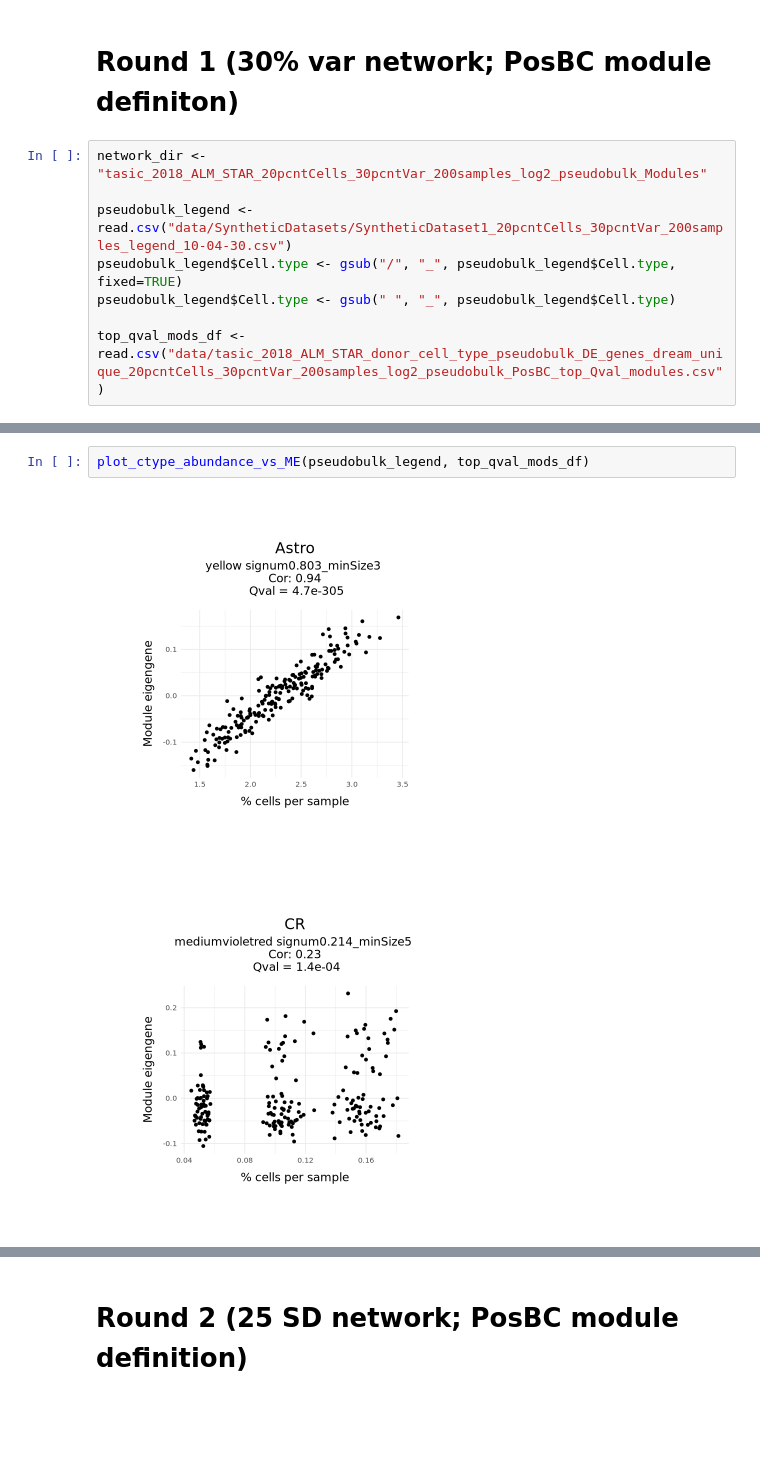
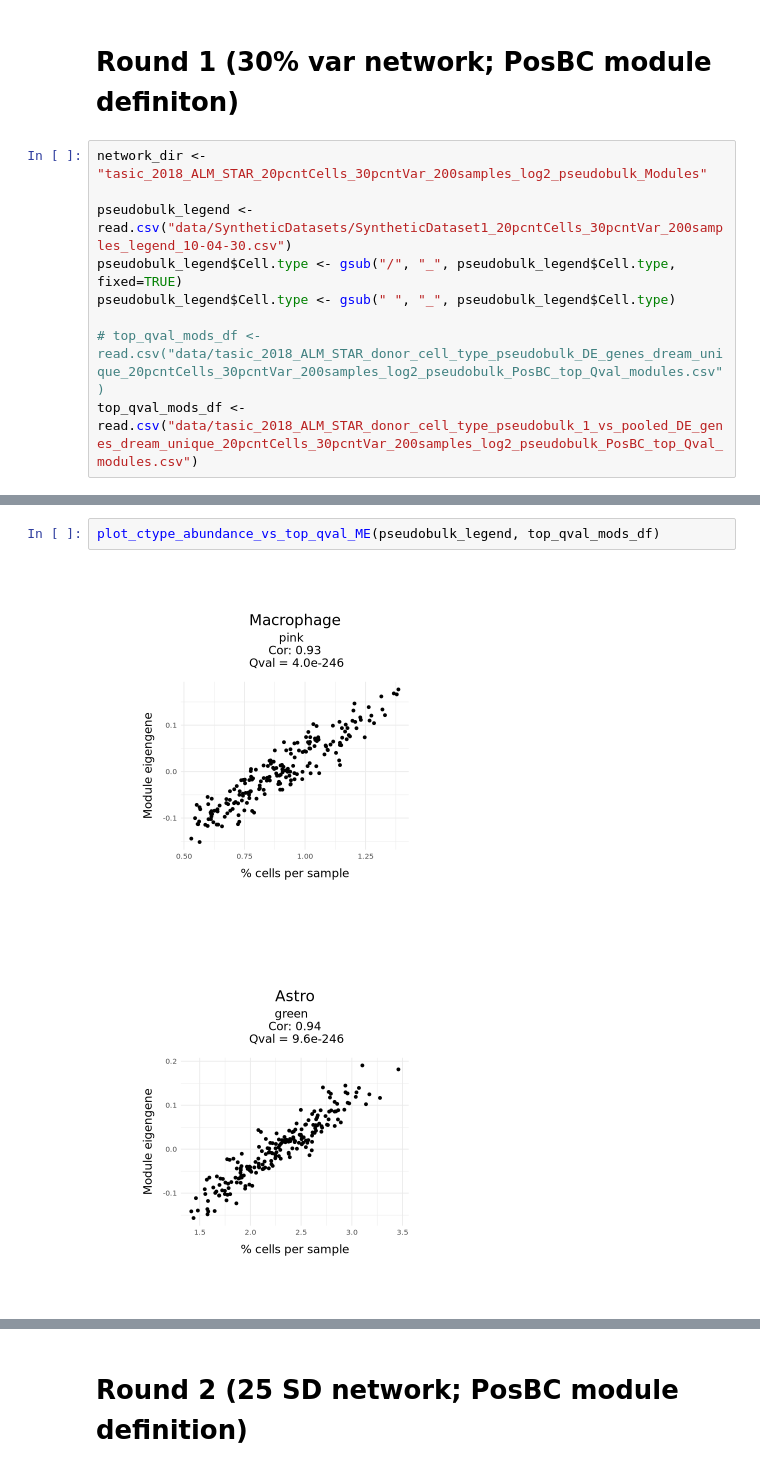
Before and after one commit to reliscu/pseudobulk_splicing_tasic_2018_mouse_ALM, a Jupyter notebook: 08_plot_modules_vs_eigengenes copy.ipynb, the cells around one changed output, grey strips where cells are left out. Cells and saved outputs as stored; diff of their text form; blank space fills up the shorter version.

```diff
--- a/08_plot_modules_vs_eigengenes copy.ipynb
+++ b/08_plot_modules_vs_eigengenes copy.ipynb
@@ -47,7 +46,8 @@ pseudobulk_legend <- read.csv("data/SyntheticDatasets/SyntheticDataset1_20pcntCe
 pseudobulk_legend$Cell.type <- gsub("/", "_", pseudobulk_legend$Cell.type, fixed=TRUE)
 pseudobulk_legend$Cell.type <- gsub(" ", "_", pseudobulk_legend$Cell.type)
 
-top_qval_mods_df <- read.csv("data/tasic_2018_ALM_STAR_donor_cell_type_pseudobulk_DE_genes_dream_unique_20pcntCells_30pcntVar_200samples_log2_pseudobulk_PosBC_top_Qval_modules.csv")
+# top_qval_mods_df <- read.csv("data/tasic_2018_ALM_STAR_donor_cell_type_pseudobulk_DE_genes_dream_unique_20pcntCells_30pcntVar_200samples_log2_pseudobulk_PosBC_top_Qval_modules.csv")
+top_qval_mods_df <- read.csv("data/tasic_2018_ALM_STAR_donor_cell_type_pseudobulk_1_vs_pooled_DE_genes_dream_unique_20pcntCells_30pcntVar_200samples_log2_pseudobulk_PosBC_top_Qval_modules.csv")
 # %%
 top_corr_mods_30pcnt_PosBC_df <- get_top_corr_mods(network_dir, pseudobulk_legend, top_qval_mods_df, ctype_genes_list, mod_def)
 top_corr_mods_30pcnt_PosBC_df
@@ -74,5 +74,5 @@ A data.frame: 23 × 12
 # %%
-plot_ctype_abundance_vs_ME(pseudobulk_legend, top_qval_mods_df)
+plot_ctype_abundance_vs_top_qval_ME(pseudobulk_legend, top_qval_mods_df)
 # %% [output]
-[figure, old version]
+[figure, new version]
-[figure, old version]
+[figure, new version]
```
Also changed, not shown: parts of 12 cells of this notebook, 2 other files.
